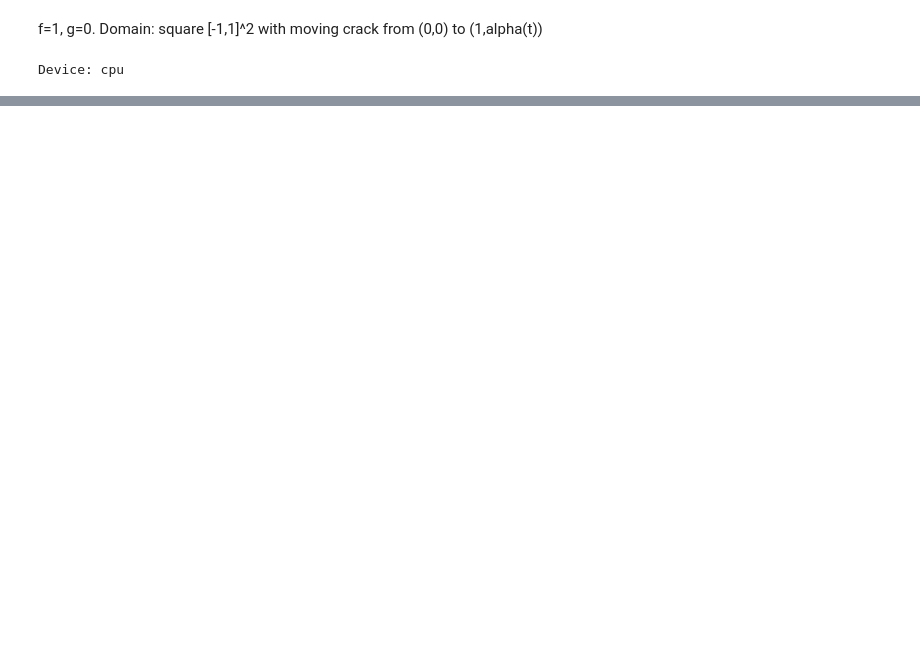
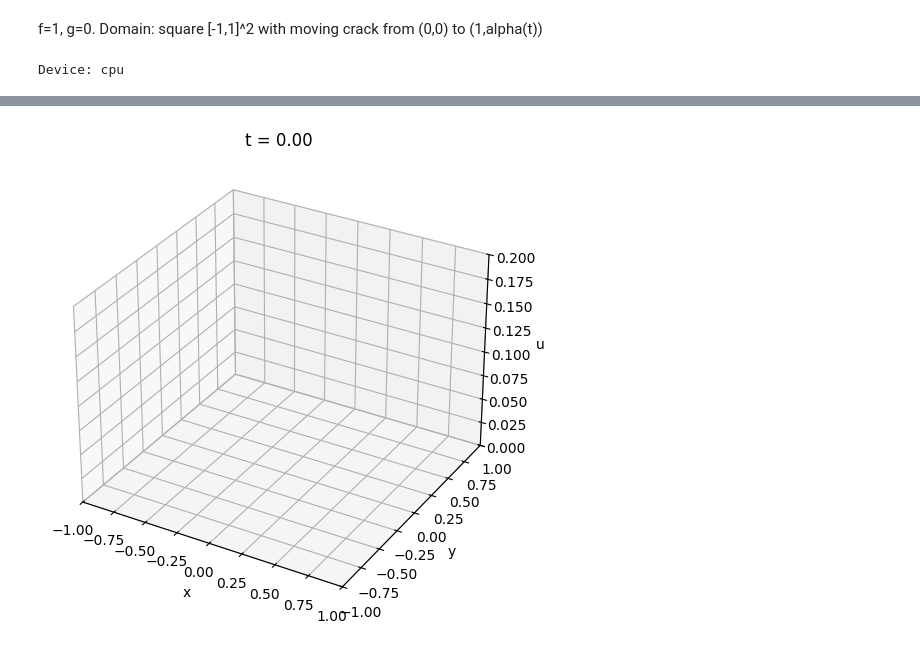
Before and after one commit to ChangEn37/PDE_PINNs, a Jupyter notebook: time_dep.ipynb, the cells around one changed output, grey strips where cells are left out. Cells and saved outputs as stored; diff of their text form; code cells hidden in the pictures; blank space fills up the shorter version.

```diff
--- a/time_dep.ipynb
+++ b/time_dep.ipynb
@@ -593,0 +538,58 @@ ani
+# %%
+from matplotlib import animation
+
+# ===== animation settings =====
+t_start = 0.0
+t_end = 1.0
+num_frames = 60
+t_values = np.linspace(t_start, t_end, num_frames)
+
+fig = plt.figure(figsize=(8,6))
+ax = fig.add_subplot(111, projection='3d')
+
+def init():
+    ax.clear()
+    ax.set_xlim(X_MIN, X_MAX)
+    ax.set_ylim(Y_MIN, Y_MAX)
+    ax.set_zlim(0, 0.2)
+    ax.set_xlabel("x")
+    ax.set_ylabel("y")
+    ax.set_zlabel("u")
+    ax.set_title("t = 0.00")
+    return []
+
+def update(frame_idx):
+    ax.clear()
+
+    ax.set_xlim(X_MIN, X_MAX)
+    ax.set_ylim(Y_MIN, Y_MAX)
+    ax.set_zlim(0, 0.2)
+
+    t0 = t_values[frame_idx]
+    t_grid = torch.full_like(x_grid, t0).to(device)
+
+    with torch.no_grad():
+        phi_grid = compute_phi(x_grid, y_grid, t_grid)
+        inp_grid = torch.cat([x_grid, y_grid, phi_grid, t_grid], dim=1)
+        u_pred = model(inp_grid)
+        U = u_pred.cpu().numpy().reshape(nx, nx)
+
+    # <<<< 這裡改成 Xg, Yg，而不是 Xg_np >>>>
+    surf = ax.plot_surface(Xg, Yg, U, cmap='viridis', edgecolor='none')
+
+    ax.view_init(elev=45, azim=22.5)
+    ax.set_title(f"u_N(x,y,t={t0:.2f})")
+
+    # <<<< 必須回傳 artist，不可以 return [] >>>>
+    return [surf]
+
+ani = animation.FuncAnimation(
+    fig, update, frames=num_frames, init_func=init, blit=False
+)
+
+# ====== 儲存動畫 ======
+#from matplotlib.animation import PillowWriter
+#writer = PillowWriter(fps=20)
+#ani.save("u_surface_animation.gif", writer=writer)
+# %% [output]
+[figure, added]
```
Also changed, not shown: parts of 5 cells of this notebook, 2 other files.
